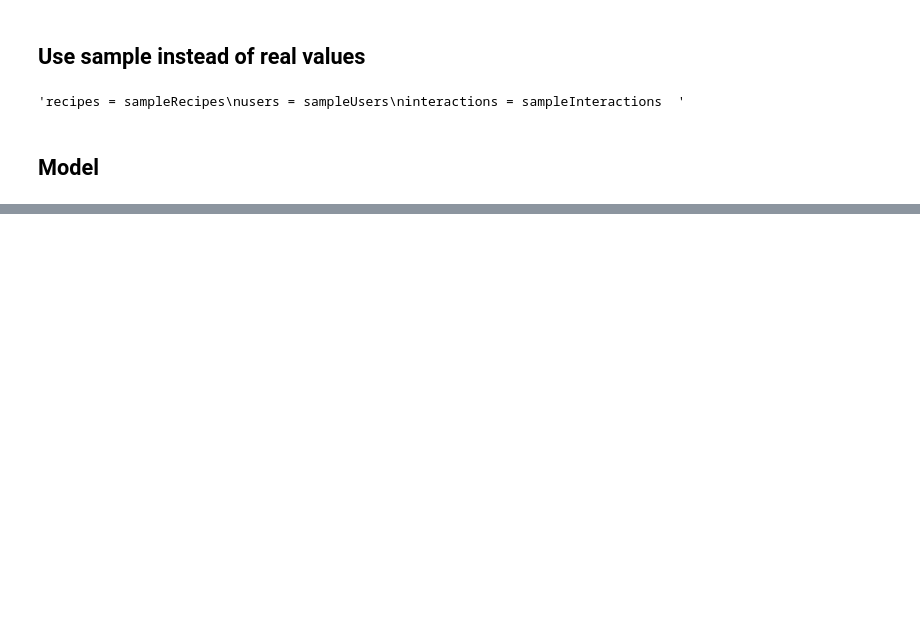
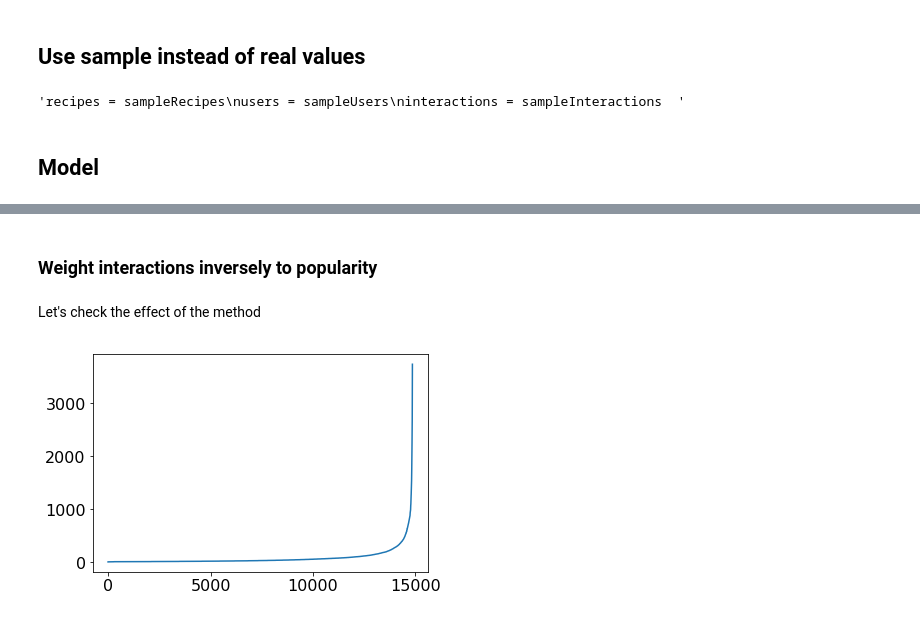
Before and after one commit to JRappaz/Foodie, a Jupyter notebook: python/Model.ipynb, the cells around one changed output, grey strips where cells are left out. Drawn from its saved outputs; the diff is of its cells as text; code cells hidden in the pictures; blank space fills up the shorter version.

Commit message:
Start implementing inversely weighted popularity for positive interaction selection

```diff
--- a/python/Model.ipynb
+++ b/python/Model.ipynb
@@ -161,0 +226,2 @@ pdrecipeDistrib.describe()
+# %%
+userRecipes, recipeUsers = cleanSmall(cleanedUserRecipes, cleanedRecipeUsers, 10)
@@ -161,0 +241,3 @@ pdrecipeDistrib.describe()
+# %%
+users = list(userRecipes.keys())
+recipes = list(recipeUsers.keys())
@@ -191,8 +299,7 @@ for user in sampleUsers:
 # %%
 interactions = []
 for user in users:
-    if len(userRecipes[user]) >= 5:
-        for recipe in userRecipes[user]:
-            interactions.append((recipe, user))
+    for recipe in userRecipes[user]:
+        interactions.append((recipe, user))
 
 #interactions = np.array(sampleInteractions)
@@ -334,0 +354,2 @@ AUC test: 0.908624002364765
+# %% [markdown]
+### Weight interactions inversely to popularity
@@ -334,0 +374,22 @@ AUC test: 0.908624002364765
+# %% [markdown]
+Let's check the effect of the method
+# %%
+from collections import Counter
+
+def plotInteractionDistrib(interactions_list, legends = None):
+    for i in range(len(interactions_list)):
+        interactions = interactions_list[i]
+        recipes = list(map(lambda x: x[0], interactions))
+        c = Counter(recipes)
+        count = list(map(lambda x: c[x], c.keys()))
+        count = sorted(count)
+        if legends:
+            plt.plot(count, label="x = " + str(legends[i]))
+            plt.legend(bbox_to_anchor=(1.05, 1), loc=2, borderaxespad=0.)
+        else:
+            plt.plot(count)
+    plt.show()
+# %%
+plotInteractionDistrib([interactions_tr])
+# %% [output]
+[figure, added]
```
Also changed, not shown: parts of 38 cells of this notebook, 3 other files.
